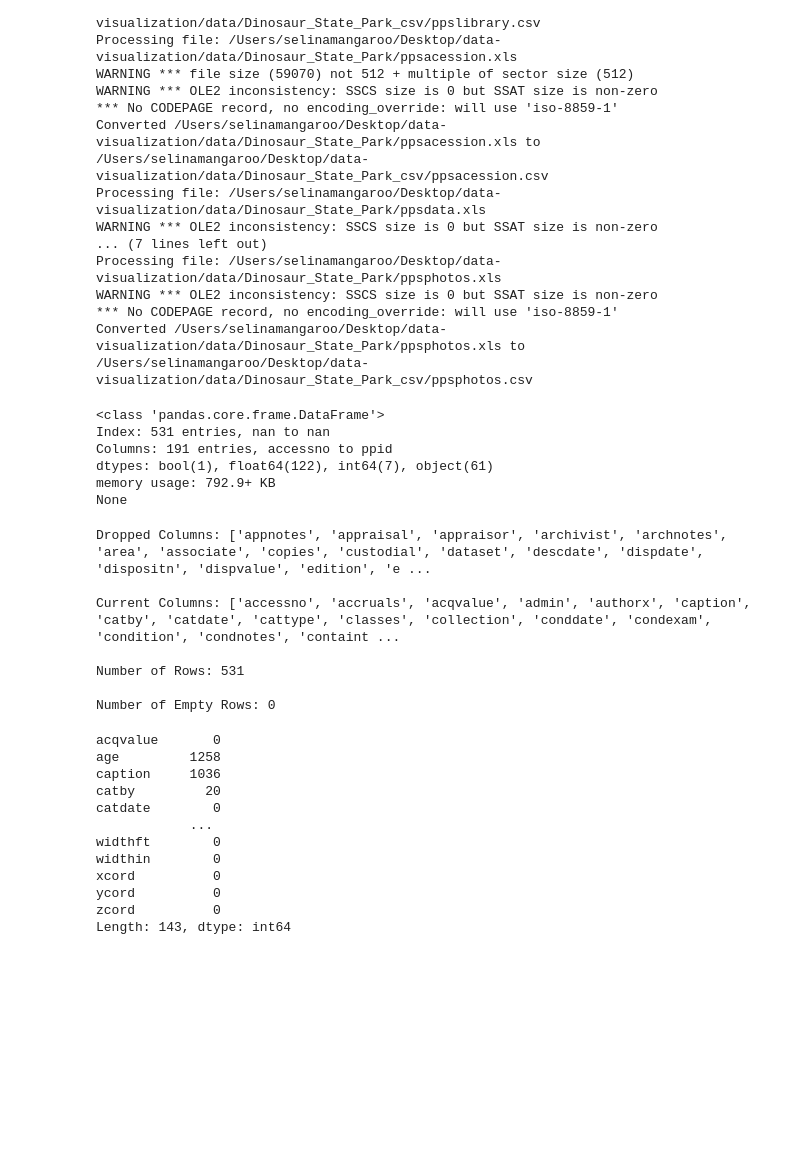
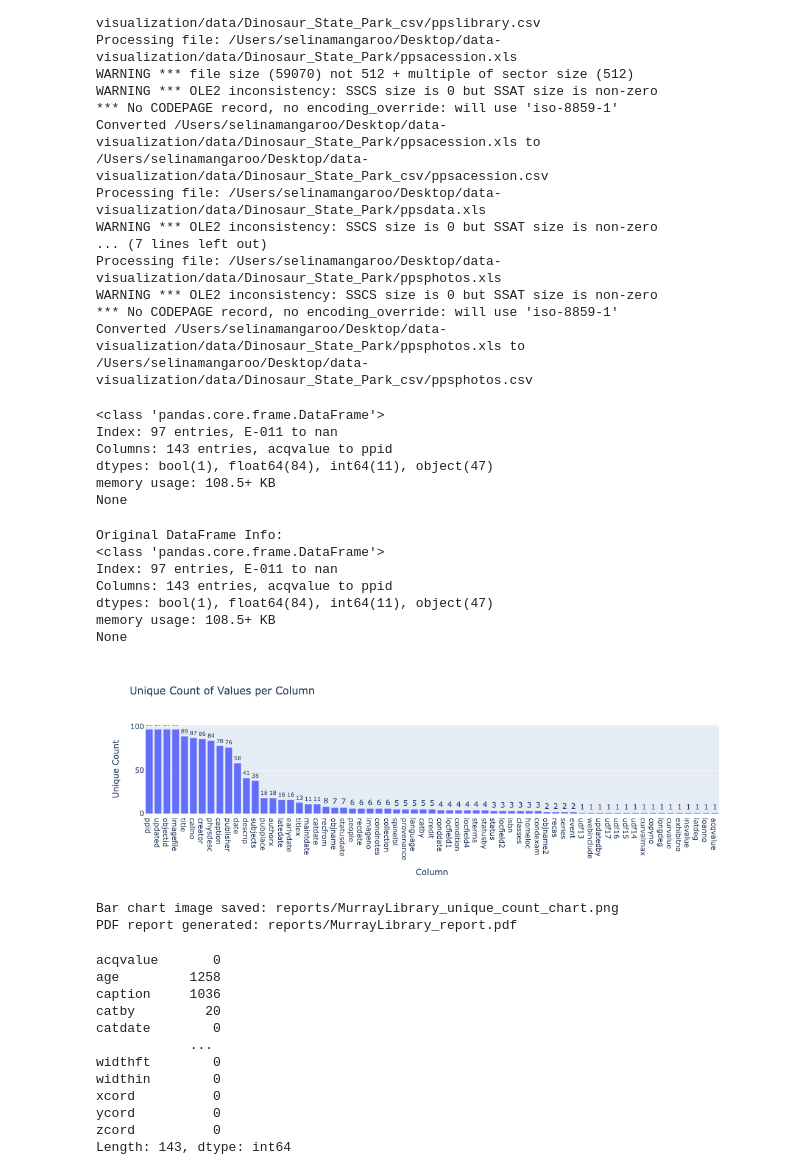
Before and after one commit to SelinaMangaroo/data-visualization, a Jupyter notebook: notebooks/visualize_files.ipynb, the cells around one changed output. Drawn from its saved outputs; the diff is of its cells as text; code cells hidden in the pictures; blank space fills up the shorter version.

Commit message:
generate pdf reports

```diff
--- a/notebooks/visualize_files.ipynb
+++ b/notebooks/visualize_files.ipynb
@@ -35,52 +36,30 @@ WARNING *** OLE2 inconsistency: SSCS size is 0 but SSAT size is non-zero
 *** No CODEPAGE record, no encoding_override: will use 'iso-8859-1'
 Converted /Users/selinamangaroo/Desktop/data-visualization/data/Dinosaur_State_Park/ppsphotos.xls to /Users/selinamangaroo/Desktop/data-visualization/data/Dinosaur_State_Park_csv/ppsphotos.csv
 # %%
-df = pd.read_csv('/Users/selinamangaroo/Desktop/data-visualization/data/malhm_murray_data_nov_2024_csv/MurrayArchives.csv', index_col=0, low_memory=False)
+csv_file_path = '/Users/selinamangaroo/Desktop/data-visualization/data/malhm_murray_data_nov_2024_csv/MurrayLibrary.csv'
+df = pd.read_csv(csv_file_path, index_col=0, low_memory=False)
 
 print(df.info())
 # %% [output]
 <class 'pandas.core.frame.DataFrame'>
-Index: 531 entries, nan to nan
-Columns: 191 entries, accessno to ppid
-dtypes: bool(1), float64(122), int64(7), object(61)
-memory usage: 792.9+ KB
+Index: 97 entries, E-011 to nan
+Columns: 143 entries, acqvalue to ppid
+dtypes: bool(1), float64(84), int64(11), object(47)
+memory usage: 108.5+ KB
 None
-# %%
-#HERE IS WHERE WE DROP EMPTY COLUMNS AND LIST WHAT WAS DROPPED AND WHAT IS CURRENT
-
-# Get the original columns and number of rows
-original_columns = df.columns.tolist()
-original_row_count = df.shape[0]
-
-# Count empty rows (rows where all values are NaN)
-empty_row_count = df.isnull().all(axis=1).sum()
-
-# Drop all empty columns
-df = df.dropna(axis=1, how='all')
-
-# Get the current columns and number of rows
-current_columns = df.columns.tolist()
-current_row_count = df.shape[0]
-
-# Find the dropped columns
-dropped_columns = [col for col in original_columns if col not in current_columns]
-
-# Print the results
-print("Dropped Columns:", dropped_columns)
-print('')
-print("Current Columns:", current_columns)
-print('')
-print("Number of Rows:", current_row_count)
-print('')
-print("Number of Empty Rows:", empty_row_count)
-# %% [output]
-Dropped Columns: ['appnotes', 'appraisal', 'appraisor', 'archivist', 'archnotes', 'area', 'associate', 'copies', 'custodial', 'dataset', 'descdate', 'dispdate', 'dispositn', 'dispvalue', 'edition', 'e ...
-
-Current Columns: ['accessno', 'accruals', 'acqvalue', 'admin', 'authorx', 'caption', 'catby', 'catdate', 'cattype', 'classes', 'collection', 'conddate', 'condexam', 'condition', 'condnotes', 'containt ...
-
-Number of Rows: 531
-
-Number of Empty Rows: 0
+# %%
+process_and_generate_report(csv_file_path)
+# %% [output]
+Original DataFrame Info:
+<class 'pandas.core.frame.DataFrame'>
+Index: 97 entries, E-011 to nan
+Columns: 143 entries, acqvalue to ppid
+dtypes: bool(1), float64(84), int64(11), object(47)
+memory usage: 108.5+ KB
+None
+[figure, added]
+Bar chart image saved: reports/MurrayLibrary_unique_count_chart.png
+PDF report generated: reports/MurrayLibrary_report.pdf
 # %%
 # Display summary statistics for numerical columns:
 # print(df.describe())
```
Also changed, not shown: parts of 3 cells of this notebook, 3 other files.
